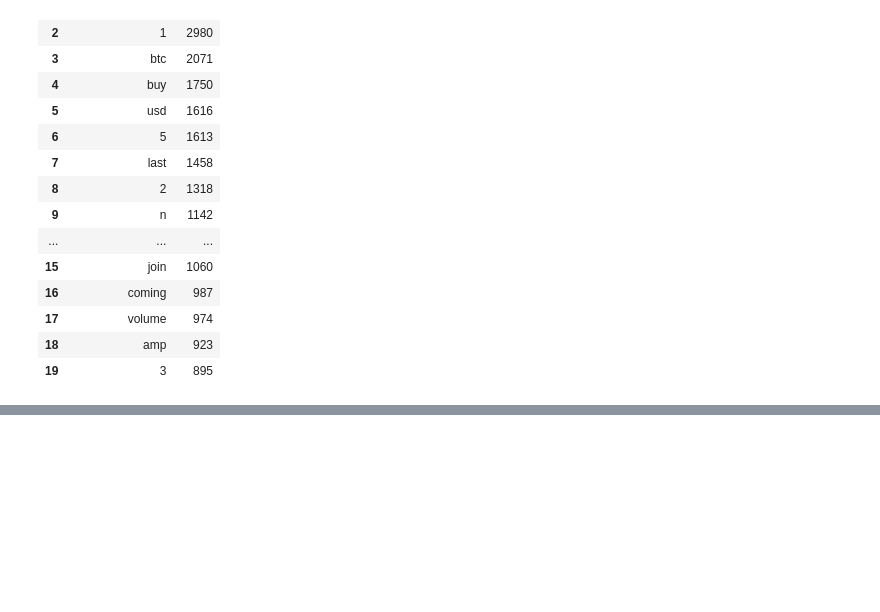
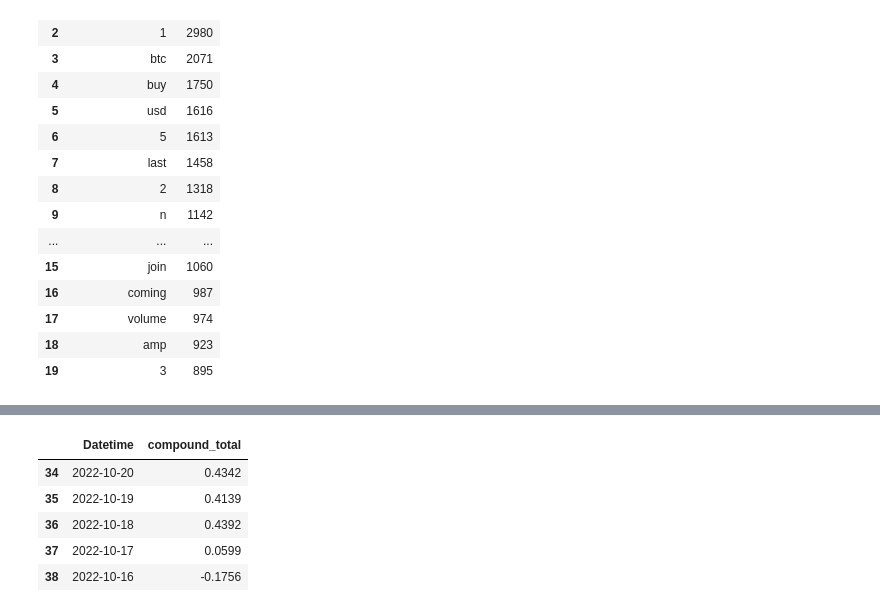
Before and after one commit to kozanakyel/KZ-Engine-Backend, a Jupyter notebook: KZ_project_setup/notebooks/twitter_sentiment_analysis_btc.ipynb, the cells around one changed output, grey strips where cells are left out. Saved outputs shown, nothing was run; the diff lists cells and outputs as text; code cells hidden in the pictures; blank space fills up the shorter version.

```diff
--- a/KZ_project_setup/notebooks/twitter_sentiment_analysis_btc.ipynb
+++ b/KZ_project_setup/notebooks/twitter_sentiment_analysis_btc.ipynb
@@ -161,0 +221,3 @@ temp.style.background_gradient(cmap='Blues')
+# %%
+df_result = pd.DataFrame()
+df_result['Datetime'] = df_btc.Datetime.unique()
@@ -161,0 +229,9 @@ temp.style.background_gradient(cmap='Blues')
+# %%
+df_result.tail()
+# %% [output]
+|  | Datetime | compound_total |
+| 34 | 2022-10-20 | 0.4342 |
+| 35 | 2022-10-19 | 0.4139 |
+| 36 | 2022-10-18 | 0.4392 |
+| 37 | 2022-10-17 | 0.0599 |
+| 38 | 2022-10-16 | -0.1756 |
```
Also changed, not shown: parts of 9 cells of this notebook.
